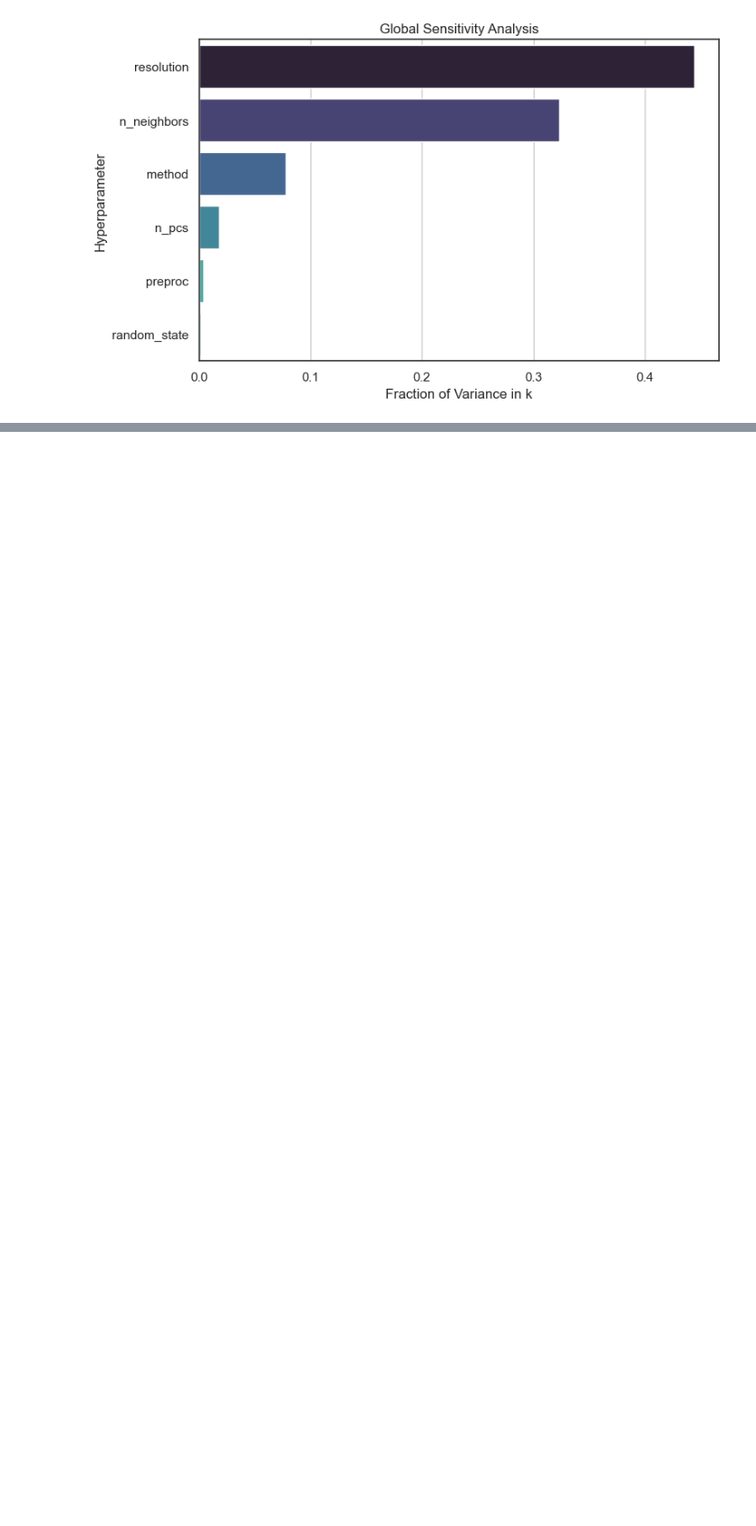
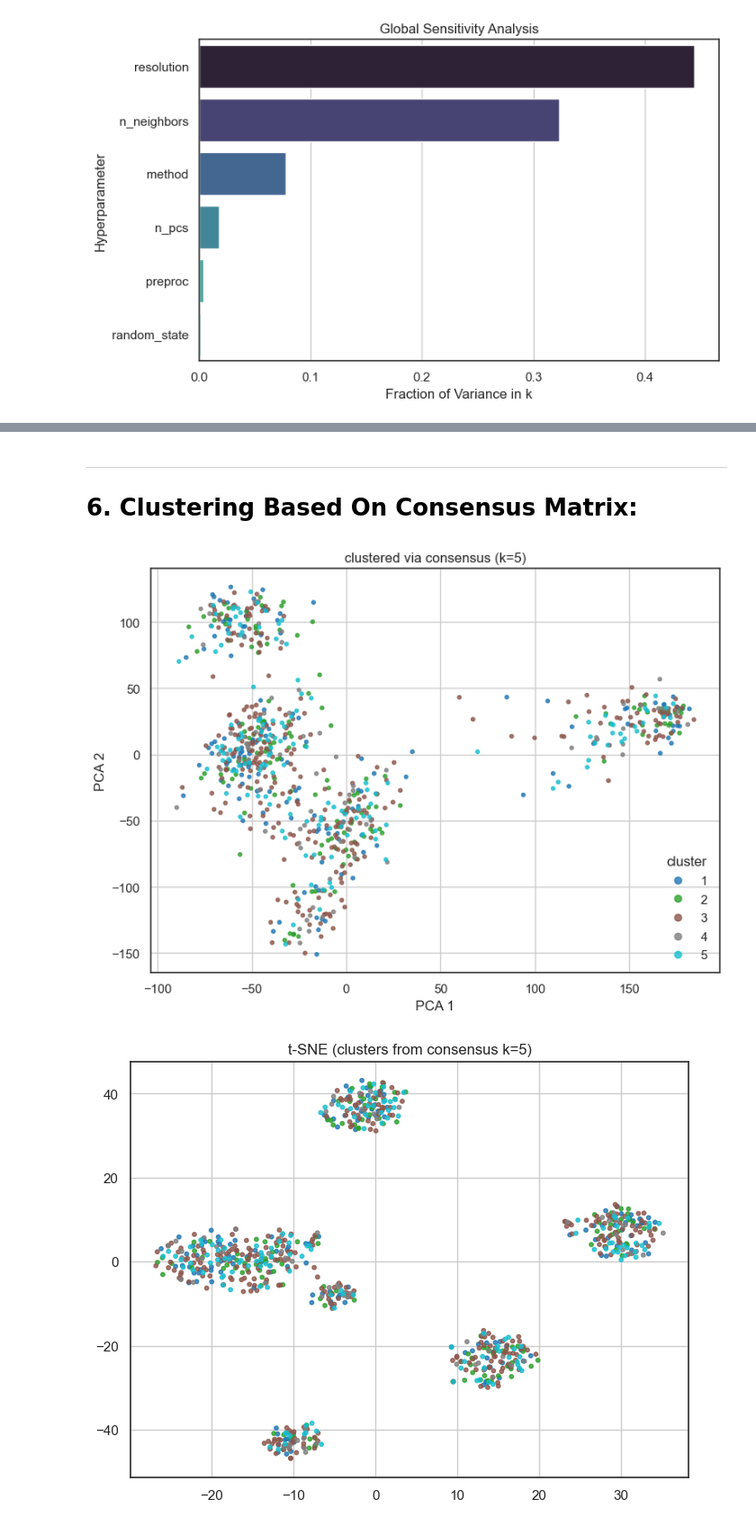
Before and after one commit to DataSlingers/CARVE, a Jupyter notebook: SketchV2_Lecture.ipynb, the cells around one changed output, grey strips where cells are left out. Shown at 90% size. Saved outputs shown, nothing was run; the diff lists cells and outputs as text; code cells hidden in the pictures; blank space fills up the shorter version.

```diff
--- a/SketchV2_Lecture.ipynb
+++ b/SketchV2_Lecture.ipynb
@@ -1437,0 +1552,39 @@ plt.show()
+# %% [markdown]
+---
+# 6. Clustering Based On Consensus Matrix:
+# %%
+k_final = 5
+
+dist = 1 - results_by_k[k_final]['C']
+condensed = squareform(dist)
+
+Z = linkage(condensed, method='average')
+labels_hc = fcluster(Z, t=k_final, criterion='maxclust')
+# %%
+X_pca = PCA(n_components=2, random_state=RANDOM_SEED).fit_transform(X)
+fig, ax = plt.subplots(figsize=(8,6))
+scatter = ax.scatter(
+    X_pca[:,0], X_pca[:,1],
+    c=labels_hc,
+    s=10, alpha=0.8, cmap='tab10'
+)
+
+ax.set(title=f'clustered via consensus (k={k_final})', xlabel='PCA 1', ylabel='PCA 2')
+ax.legend(*scatter.legend_elements(), title='cluster', loc='lower right', frameon=False)
+plt.tight_layout()
+plt.show()
+
+
+X_tsne = TSNE(n_components=2, random_state=RANDOM_SEED).fit_transform(X)
+fig, ax = plt.subplots(figsize=(8,6))
+scatter = ax.scatter(
+    X_tsne[:,0], X_tsne[:,1],
+    c=labels_hc,
+    s=10, alpha=0.8, cmap='tab10'
+)
+
+ax.set(title=f't-SNE (clusters from consensus k={k_final})')
+plt.show()
+# %% [output]
+[figure, added]
+[figure, added]
```
Also changed, not shown: parts of 22 cells of this notebook.
